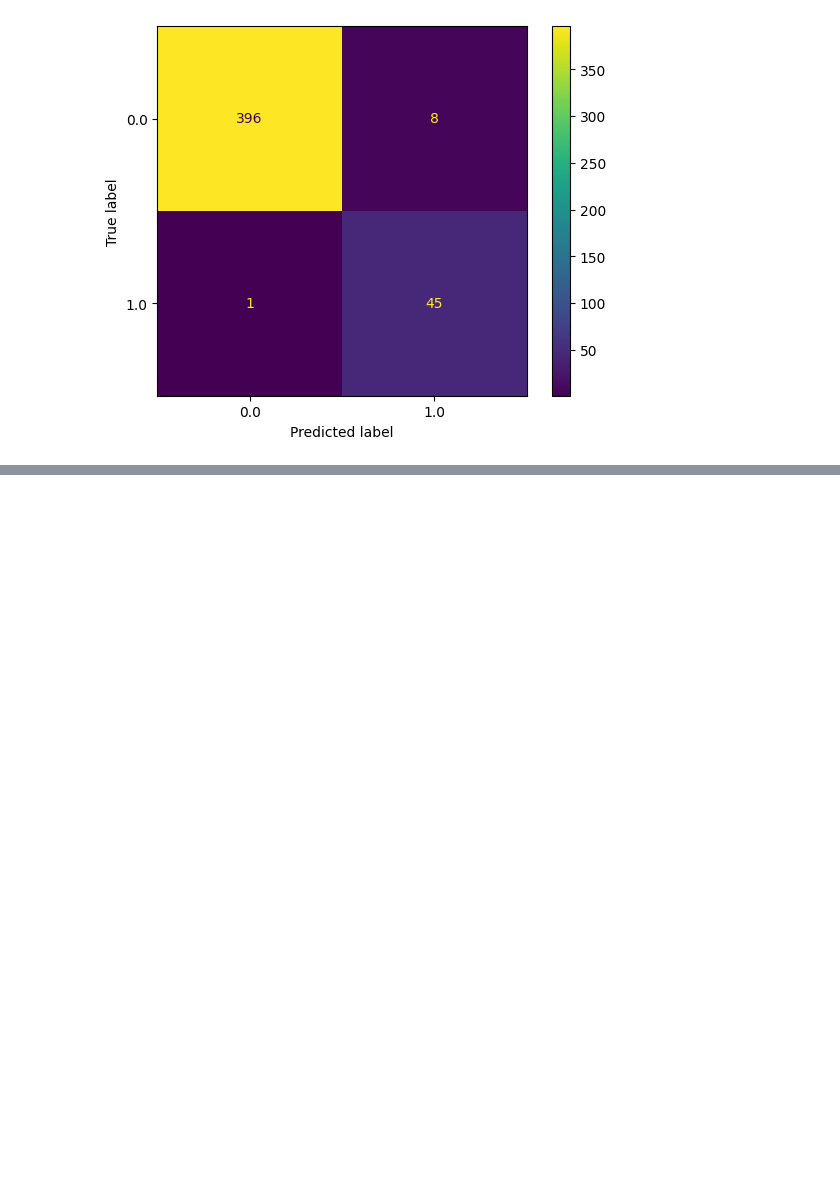
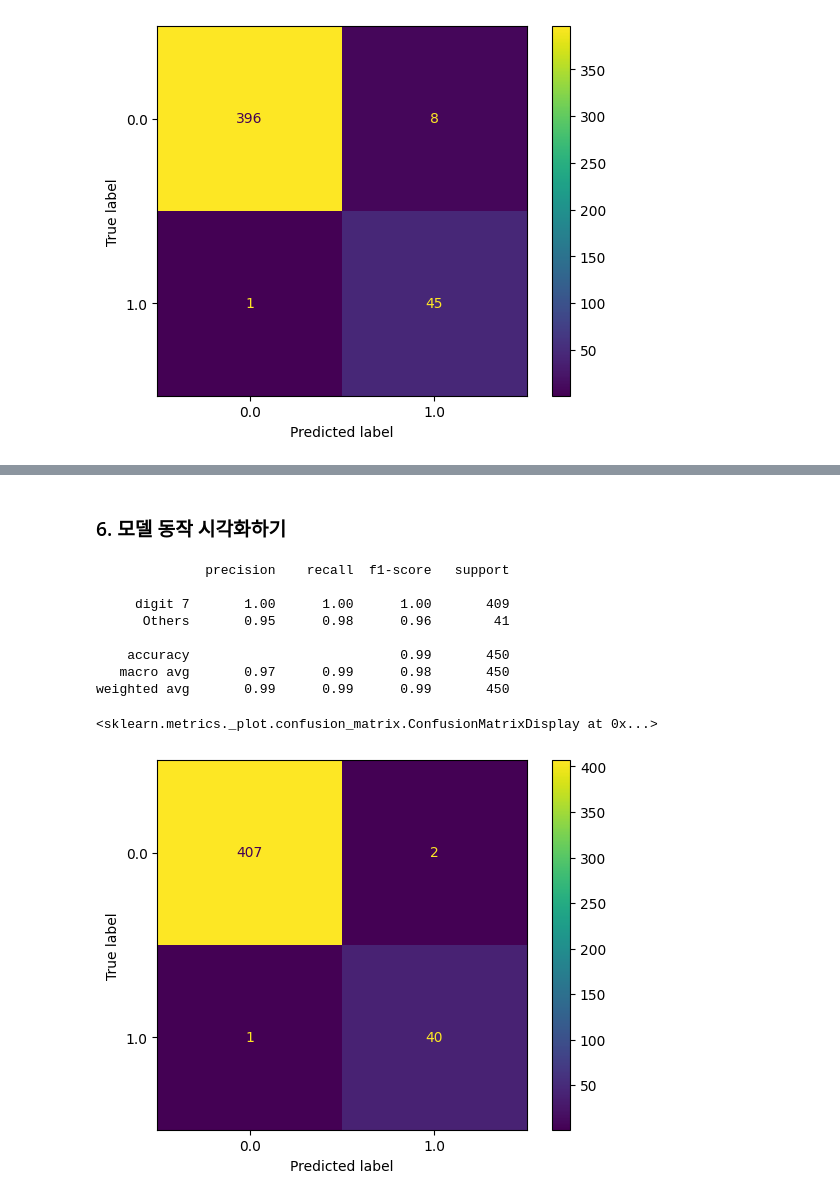
Before and after one commit to jinse12/numpy, a Jupyter notebook: CH05/CH05_실습_Perceptron.ipynb, the cells around one changed output, grey strips where cells are left out. Saved outputs shown, nothing was run; the diff lists cells and outputs as text; code cells hidden in the pictures; blank space fills up the shorter version.

```diff
--- a/CH05/CH05_실습_Perceptron.ipynb
+++ b/CH05/CH05_실습_Perceptron.ipynb
@@ -218,0 +318,20 @@ weighted avg       0.98      0.98      0.98       450
+# %% [markdown]
+### 6. 모델 동작 시각화하기
+# %%
+# 원본: ['digit 3', 'Others']
+# 수정: ['digit 7', 'Others']
+target_names = ['digit 7', 'Others']
+print(classification_report(y_test, y_pred, target_names=target_names))
+
+ConfusionMatrixDisplay.from_predictions(y_test, y_pred)
+# %% [output]
+              precision    recall  f1-score   support
+
+     digit 7       1.00      1.00      1.00       409
+      Others       0.95      0.98      0.96        41
+
+    accuracy                           0.99       450
+   macro avg       0.97      0.99      0.98       450
+weighted avg       0.99      0.99      0.99       450
+<sklearn.metrics._plot.confusion_matrix.ConfusionMatrixDisplay at 0x...>
+[figure, added]
```
Also changed, not shown: parts of 14 cells of this notebook.
